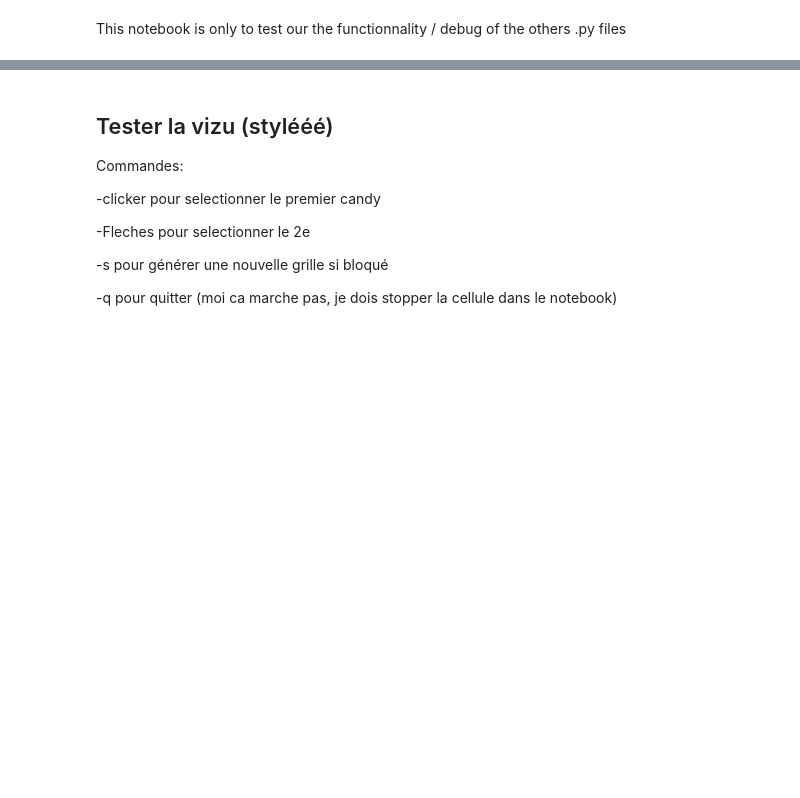
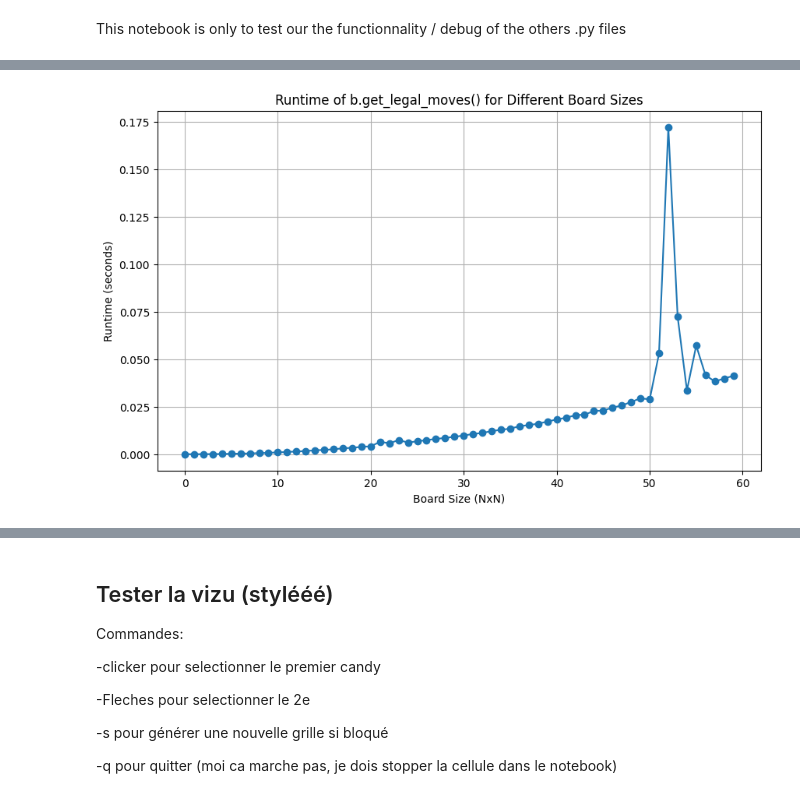
Before and after one commit to AlexisBnnft/CandyCrusher, a Jupyter notebook: Test.ipynb, the cells around one changed output, grey strips where cells are left out. Drawn from its saved outputs; the diff is of its cells as text; code cells hidden in the pictures; blank space fills up the shorter version.

```diff
--- a/Test.ipynb
+++ b/Test.ipynb
@@ -9,0 +34,13 @@ from candy import *
+# %%
+import time
+
+# Assuming b is an instance of Board and get_legal_moves is a method of Board
+start_time = time.time()
+legal_moves = b.get_legal_moves()
+end_time = time.time()
+runtime = end_time - start_time
+print(f"Runtime of b.get_legal_moves(): {runtime} seconds")
+print("Legal moves:")
+for move in legal_moves:
+    print(move)
+    b.display_move(move)
@@ -9,0 +65,39 @@ from candy import *
+# %%
+import time
+import matplotlib.pyplot as plt
+from board import Board, Action
+
+def measure_runtime(board_sizes):
+    runtimes = {}
+    for size in board_sizes:
+        b = Board(size, size)
+        b.fill_random()
+        a = Action(b)
+
+        start_time = time.time()
+        legal_moves = b.get_legal_moves()
+        end_time = time.time()
+
+        runtime = end_time - start_time
+        runtimes[size] = runtime
+    return runtimes
+
+# List of board sizes to test
+board_sizes = range(60)
+
+# Measure and print runtimes
+runtimes = measure_runtime(board_sizes)
+
+# Plot the results
+sizes = list(runtimes.keys())
+times = list(runtimes.values())
+
+plt.figure(figsize=(10, 6))
+plt.plot(sizes, times, marker='o')
+plt.title('Runtime of b.get_legal_moves() for Different Board Sizes')
+plt.xlabel('Board Size (NxN)')
+plt.ylabel('Runtime (seconds)')
+plt.grid(True)
+plt.show()
+# %% [output]
+[figure, added]
```
Also changed, not shown: parts of 17 cells of this notebook, 1 other file.
